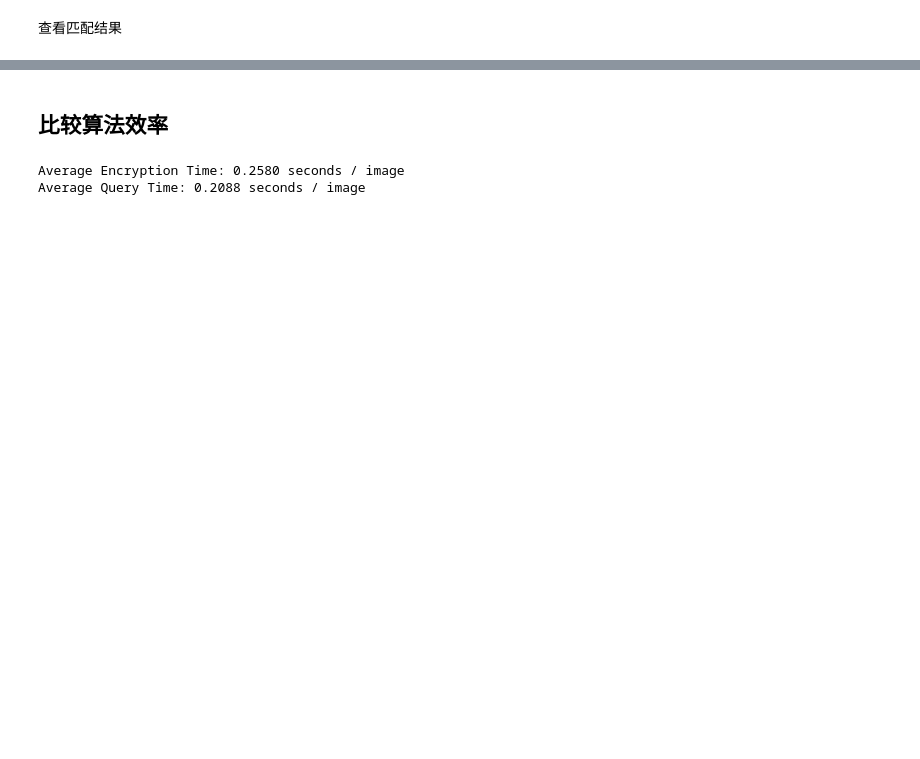
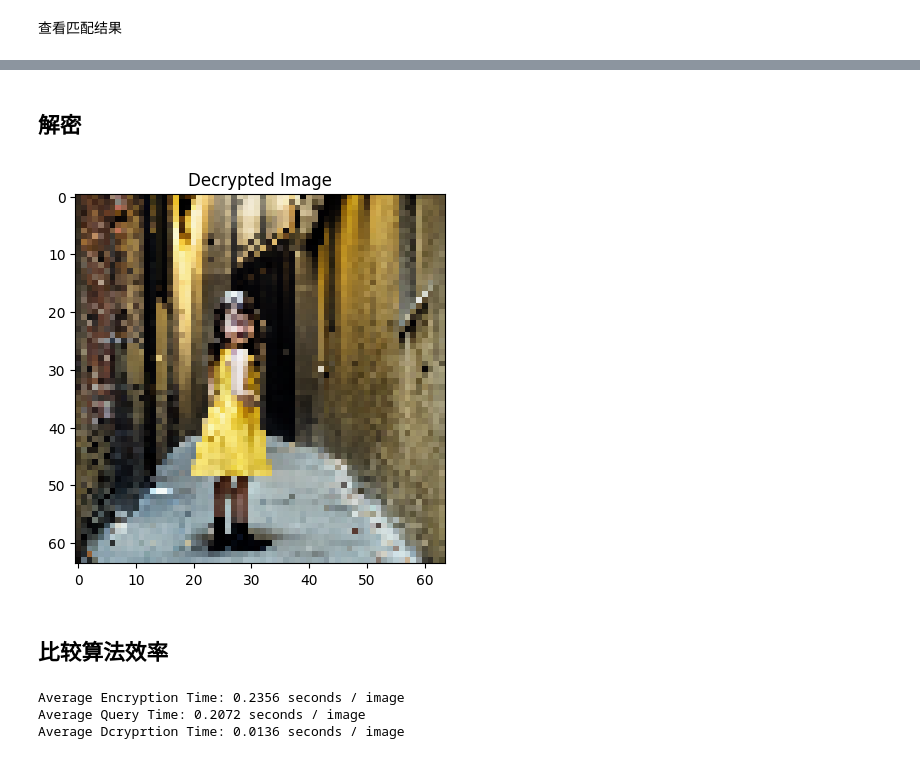
Before and after one commit to kunempire/Cute-SEAL, a Jupyter notebook: demo.ipynb, the cells around one changed output, grey strips where cells are left out. Drawn from its saved outputs; the diff is of its cells as text; code cells hidden in the pictures; blank space fills up the shorter version.

Commit message:
Add decryption tests.

```diff
--- a/demo.ipynb
+++ b/demo.ipynb
@@ -187,9 +188,27 @@ plt.show()
+# %% [markdown]
+## 解密
+# %%
+start_time = time.perf_counter()
+with open("{}/encrypted_image_{}.pkl".format(encrypted_dir,max_index), "rb") as f:
+    encrypted_image = ts.ckks_vector_from(context, f.read())
+
+decrypted_vector = encrypted_image.decrypt()
+decrypted_image = np.array(decrypted_vector).reshape((64, 64, 3)).astype(np.uint8)
+decrypted_time = time.perf_counter() - start_time
+
+plt.imshow(decrypted_image)
+plt.title('Decrypted Image')
+plt.show()
+# %% [output]
+[figure, added]
 # %% [markdown]
 ## 比较算法效率
 # %%
 # 算法执行效率
 print("Average Encryption Time: {:.4f} seconds / image".format(average_encryption_time))
 print("Average Query Time: {:.4f} seconds / image".format(average_query_time))
+print("Average Dcryprtion Time: {:.4f} seconds / image".format(decrypted_time))
 # %% [output]
-Average Encryption Time: 0.2580 seconds / image
-Average Query Time: 0.2088 seconds / image
+Average Encryption Time: 0.2356 seconds / image
+Average Query Time: 0.2072 seconds / image
+Average Dcryprtion Time: 0.0136 seconds / image
```
Also changed, not shown: parts of 6 cells of this notebook, 12 other files.
